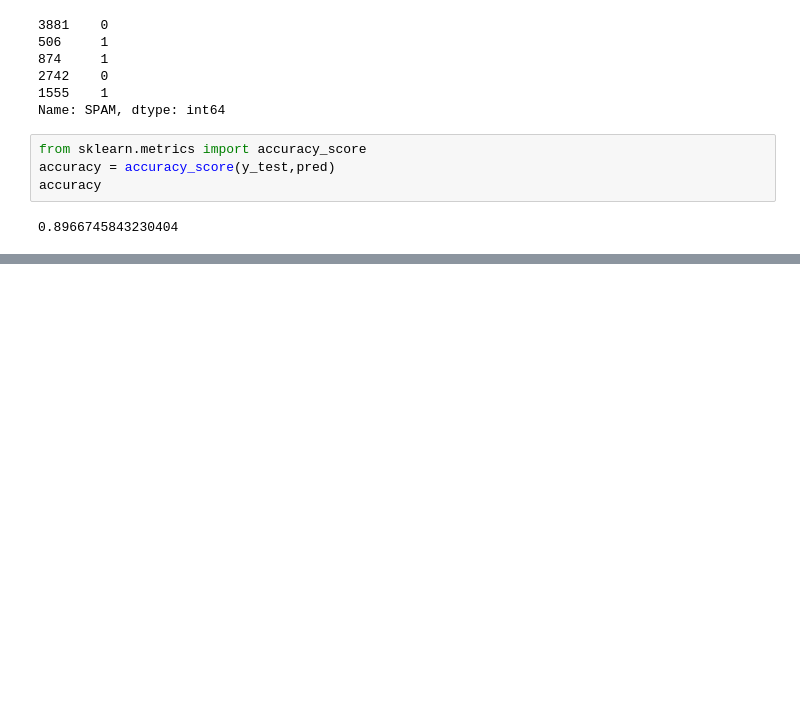
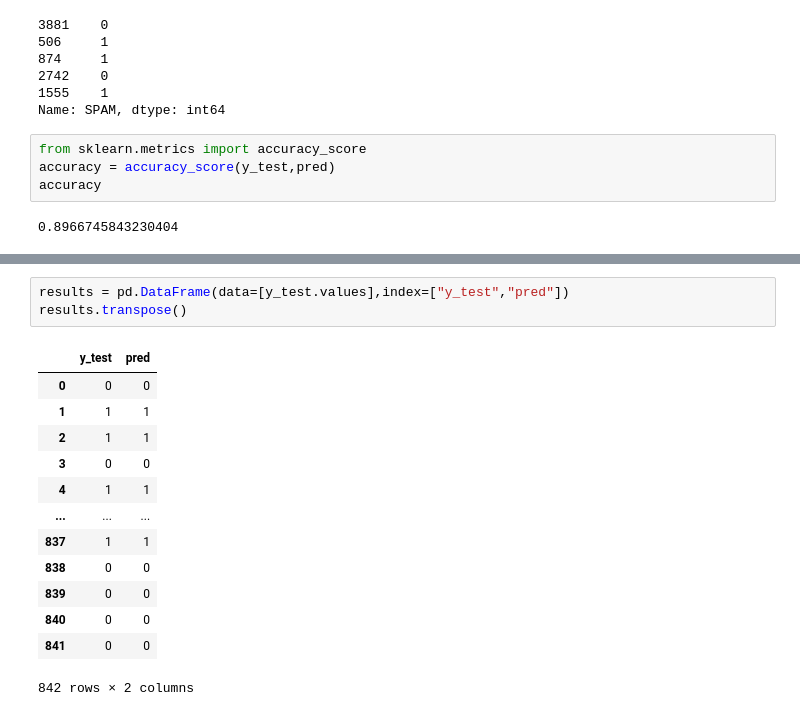
Before and after one commit to oshengeenath/E-mail-spam-detector, a Jupyter notebook: KNN.ipynb, the cells around one changed output, grey strips where cells are left out. Cells and saved outputs as stored; diff of their text form; blank space fills up the shorter version.

```diff
--- a/KNN.ipynb
+++ b/KNN.ipynb
@@ -149,0 +157,17 @@ accuracy
+# %%
+results = pd.DataFrame(data=[y_test.values],index=["y_test","pred"])
+results.transpose()
+# %% [output]
+|  | y_test | pred |
+| 0 | 0 | 0 |
+| 1 | 1 | 1 |
+| 2 | 1 | 1 |
+| 3 | 0 | 0 |
+| 4 | 1 | 1 |
+| ... | ... | ... |
+| 837 | 1 | 1 |
+| 838 | 0 | 0 |
+| 839 | 0 | 0 |
+| 840 | 0 | 0 |
+| 841 | 0 | 0 |
+842 rows × 2 columns
```
Also changed, not shown: parts of 1 cell of this notebook.
